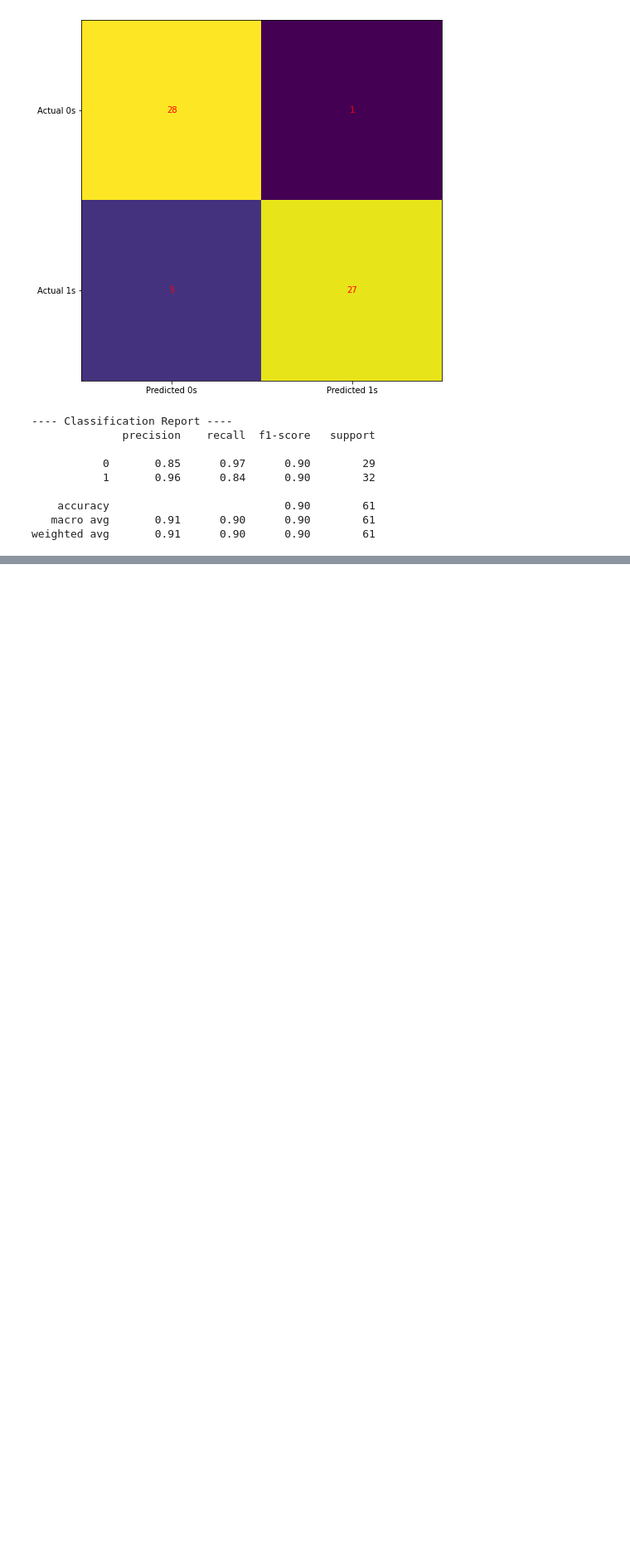
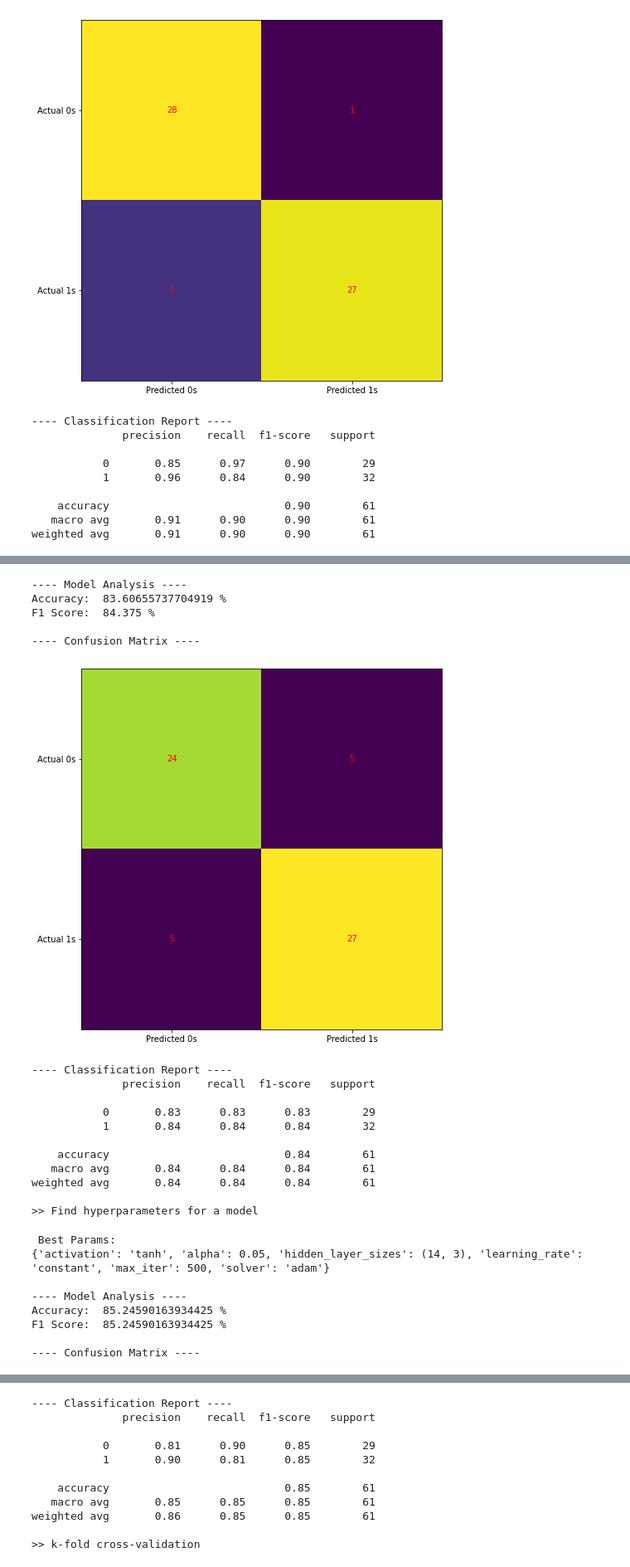
Before and after one commit to joaoreis16/heart_attack_prediction, a Jupyter notebook: code/main.ipynb, the cells around one changed output, grey strips where cells are left out. Shown at 83% size. Drawn from its saved outputs; the diff is of its cells as text; code cells hidden in the pictures; blank space fills up the shorter version.

Commit message:
ml models pt1

```diff
--- a/code/main.ipynb
+++ b/code/main.ipynb
@@ -813,0 +820,47 @@ weighted avg       0.91      0.90      0.90        61
+# %%
+mlp = MLPClassifier(max_iter=800)
+hypertuned_model = MLPClassifier()
+
+train_and_analyze(mlp, X_train, y_train, X_test, y_test)
+
+mlp_parameters = {
+    'hidden_layer_sizes': [(4,),(5,),(4,2),(6,2),(8,2),(8,3),(10,3),(14,3),(10,10)],
+    'activation': ['tanh', 'relu'],
+    'solver': ['sgd', 'adam'],
+    'alpha': [0.0001, 0.05],
+    'learning_rate': ['constant','adaptive'],
+    'max_iter': [500],
+}
+
+hyper_mlp_parameters = hyperparameters(MLPClassifier(), mlp_parameters , X_train, y_train)
+hypertuned_model.set_params(**hyper_mlp_parameters)
+train_and_analyze(hypertuned_model, X_train, y_train, X_test, y_test)
+
+kfmodel = kfold(hypertuned_model, 5, X_train, y_train, X_test, y_test)
+train_and_analyze(kfmodel, X_train, y_train, X_test, y_test)
+# %% [output]
+---- Model Analysis ----
+Accuracy:  83.60655737704919 %
+F1 Score:  84.375 %
+
+---- Confusion Matrix ----
+[figure, added]
+---- Classification Report ----
+              precision    recall  f1-score   support
+
+           0       0.83      0.83      0.83        29
+           1       0.84      0.84      0.84        32
+
+    accuracy                           0.84        61
+   macro avg       0.84      0.84      0.84        61
+weighted avg       0.84      0.84      0.84        61
+
+>> Find hyperparameters for a model
+ Best Params:
+{'activation': 'tanh', 'alpha': 0.05, 'hidden_layer_sizes': (14, 3), 'learning_rate': 'constant', 'max_iter': 500, 'solver': 'adam'}
+
+---- Model Analysis ----
+Accuracy:  85.24590163934425 %
+F1 Score:  85.24590163934425 %
+
+---- Confusion Matrix ----
@@ -813,0 +868,11 @@ weighted avg       0.91      0.90      0.90        61
+---- Classification Report ----
+              precision    recall  f1-score   support
+
+           0       0.81      0.90      0.85        29
+           1       0.90      0.81      0.85        32
+
+    accuracy                           0.85        61
+   macro avg       0.85      0.85      0.85        61
+weighted avg       0.86      0.85      0.85        61
+
+>> k-fold cross-validation
```
Also changed, not shown: parts of 5 cells of this notebook.
